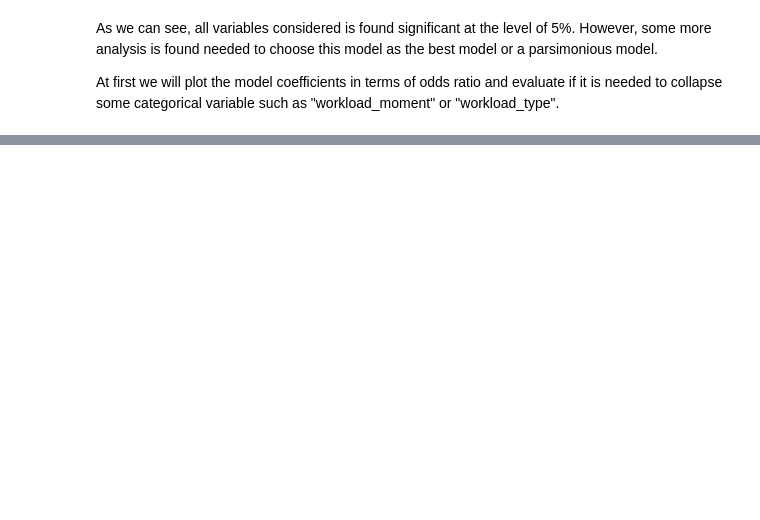
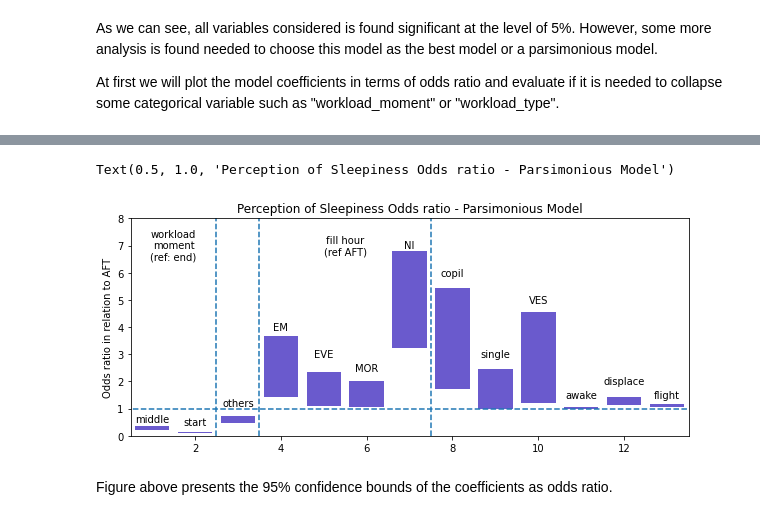
Before and after one commit to jlpscampos/Perception-of-Excessive-Sleepiness-and-Severe-Fatigue-in-Civil-Aviation-Pilots, a Jupyter notebook: regression_analytics.ipynb, the cells around one changed output, grey strips where cells are left out. Cells and saved outputs as stored; diff of their text form; code cells hidden in the pictures; blank space fills up the shorter version.

```diff
--- a/regression_analytics.ipynb
+++ b/regression_analytics.ipynb
@@ -296,0 +344,14 @@ pd.DataFrame(mdf.resid).plot.hist()
+# %%
+covariates = ['workload_moment','workload_type','quest_fill_hour',
+              'time_awake','time_displacement','flight_hours','Position',
+              'marital_status','Classification']
+
+formula = get_formula(covariates, 'kss')
+
+working_df4 = working_df3.copy()
+
+md4 = smf.mixedlm(formula, working_df4, groups=working_df3["Id"], re_formula = 'quest_fill_hour')
+# equivalent coded in r as y~x1+x2+..+xn+(1+xn|Id)
+
+mdf4 = md4.fit()
+print(mdf4.summary())
@@ -296,0 +387,37 @@ pd.DataFrame(mdf.resid).plot.hist()
+# %%
+fig,ax = plt.subplots(nrows = 1, ncols = 1, figsize = (10,4))
+
+odds_var = np.exp(mdf4.conf_int())[1:14]
+#x = odds_var.index
+x = np.linspace(1,len(odds_var),len(odds_var))
+y_bottom = np.array(odds_var[0])
+y_diff = np.array(odds_var[1]) - np.array(odds_var[0])
+ax.bar(x, y_diff, bottom=y_bottom, color = 'slateblue')
+ax.vlines(x = 2.5, ymin = 0, ymax = 9, linestyles='dashed')
+ax.vlines(x = 3.5, ymin = 0, ymax = 9, linestyles='dashed')
+ax.vlines(x = 7.5, ymin = 0, ymax = 9, linestyles='dashed')
+ax.hlines(xmin = 0, xmax = 20, y = 1, linestyles='dashed')
+ax.text(1.5,7,'workload\nmoment\n(ref: end)', horizontalalignment='center',verticalalignment='center')
+ax.text(5.5,7,'fill hour\n(ref AFT)', horizontalalignment='center',verticalalignment='center')
+ax.text(1,.6,'middle', horizontalalignment='center',verticalalignment='center')
+ax.text(2,.5,'start', horizontalalignment='center',verticalalignment='center')
+ax.text(3,1.2,'others', horizontalalignment='center',verticalalignment='center')
+ax.text(4,4,'EM', horizontalalignment='center',verticalalignment='center')
+ax.text(5,3,'EVE', horizontalalignment='center',verticalalignment='center')
+ax.text(6,2.5,'MOR', horizontalalignment='center',verticalalignment='center')
+ax.text(7,7,'NI', horizontalalignment='center',verticalalignment='center')
+ax.text(8,6,'copil', horizontalalignment='center',verticalalignment='center')
+ax.text(9,3,'single', horizontalalignment='center',verticalalignment='center')
+ax.text(10,5,'VES', horizontalalignment='center',verticalalignment='center')
+ax.text(11,1.5,'awake', horizontalalignment='center',verticalalignment='center')
+ax.text(12,2,'displace', horizontalalignment='center',verticalalignment='center')
+ax.text(13,1.5,'flight', horizontalalignment='center',verticalalignment='center')
+ax.set_ylim([0,8])
+ax.set_xlim([0.5, 13.5])
+ax.set_ylabel('Odds ratio in relation to AFT')
+ax.set_title('Perception of Sleepiness Odds ratio - Parsimonious Model')
+# %% [output]
+Text(0.5, 1.0, 'Perception of Sleepiness Odds ratio - Parsimonious Model')
+[figure, added]
+# %% [markdown]
+Figure above presents the 95% confidence bounds of the coefficients as odds ratio.
```
Also changed, not shown: parts of 28 cells of this notebook.
